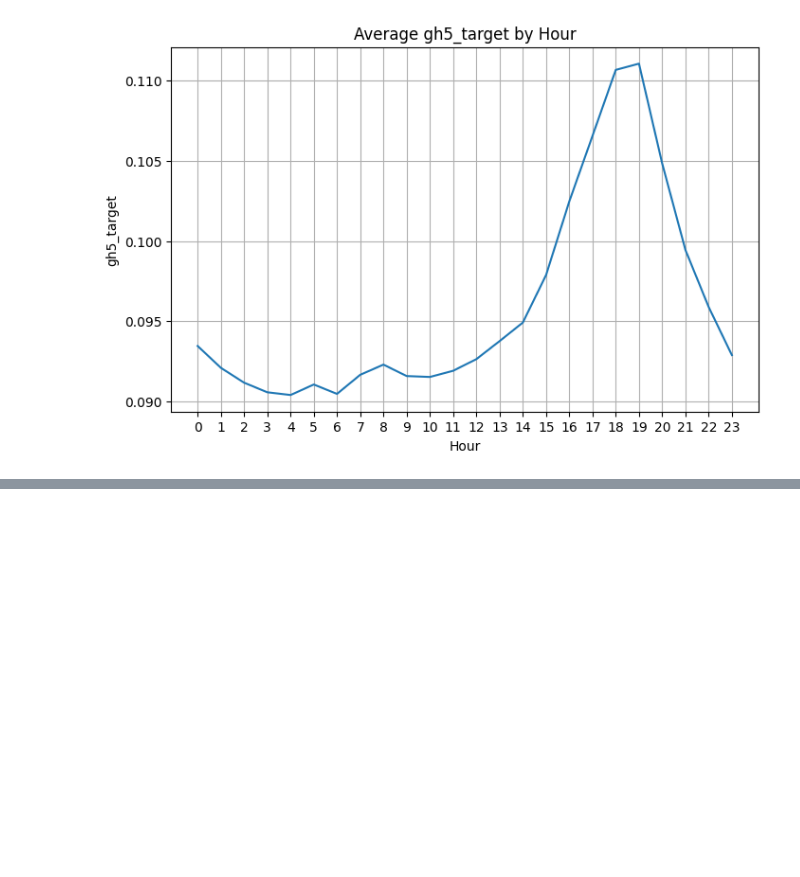
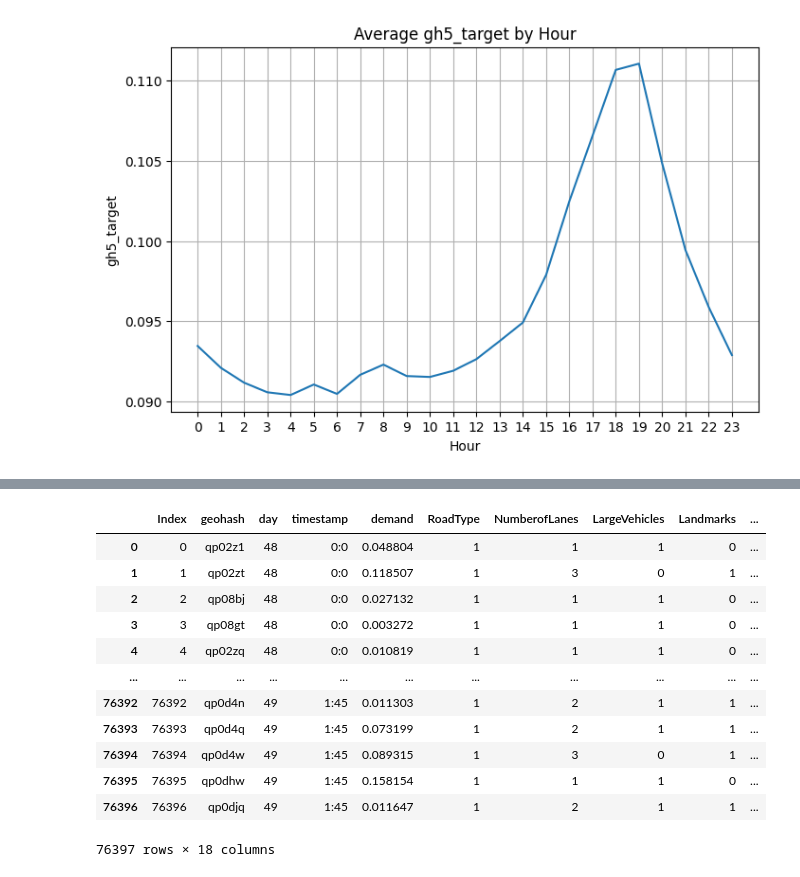
Before and after one commit to Himanshu0518/Traffic-demand-prediction, a Jupyter notebook: notebooks/Version1_GGR.ipynb, the cells around one changed output, grey strips where cells are left out. Cells and saved outputs as stored; diff of their text form; code cells hidden in the pictures; blank space fills up the shorter version.

```diff
--- a/notebooks/Version1_GGR.ipynb
+++ b/notebooks/Version1_GGR.ipynb
@@ -379,0 +309,20 @@ SyntaxError: invalid syntax (1608254182.py, line 2)
+# %%
+from sklearn.preprocessing import LabelEncoder
+
+encoders = {}
+
+cat_cols = [
+    "RoadType",
+    "Weather",
+    "LargeVehicles",
+    "Landmarks"
+]
+
+for col in cat_cols:
+    le = LabelEncoder()
+
+    df[col] = le.fit_transform(df[col])
+
+    encoders[col] = dict(
+        zip(le.classes_, le.transform(le.classes_))
+    )
@@ -379,0 +346,19 @@ SyntaxError: invalid syntax (1608254182.py, line 2)
+# %%
+train = df[~((df['day'] == 49) & (df['hour'] == 2))]
+test = df[(df['day'] == 49) & (df['hour'] == 2)]
+# %%
+train
+# %% [output]
+|  | Index | geohash | day | timestamp | demand | RoadType | NumberofLanes | LargeVehicles | Landmarks | ... |
+| 0 | 0 | qp02z1 | 48 | 0:0 | 0.048804 | 1 | 1 | 1 | 0 | ... |
+| 1 | 1 | qp02zt | 48 | 0:0 | 0.118507 | 1 | 3 | 0 | 1 | ... |
+| 2 | 2 | qp08bj | 48 | 0:0 | 0.027132 | 1 | 1 | 1 | 0 | ... |
+| 3 | 3 | qp08gt | 48 | 0:0 | 0.003272 | 1 | 1 | 1 | 0 | ... |
+| 4 | 4 | qp02zq | 48 | 0:0 | 0.010819 | 1 | 1 | 1 | 0 | ... |
+| ... | ... | ... | ... | ... | ... | ... | ... | ... | ... | ... |
+| 76392 | 76392 | qp0d4n | 49 | 1:45 | 0.011303 | 1 | 2 | 1 | 1 | ... |
+| 76393 | 76393 | qp0d4q | 49 | 1:45 | 0.073199 | 1 | 2 | 1 | 1 | ... |
+| 76394 | 76394 | qp0d4w | 49 | 1:45 | 0.089315 | 1 | 3 | 0 | 1 | ... |
+| 76395 | 76395 | qp0dhw | 49 | 1:45 | 0.158154 | 1 | 1 | 1 | 0 | ... |
+| 76396 | 76396 | qp0djq | 49 | 1:45 | 0.011647 | 1 | 2 | 1 | 1 | ... |
+76397 rows × 18 columns
```
Also changed, not shown: parts of 52 cells of this notebook.
